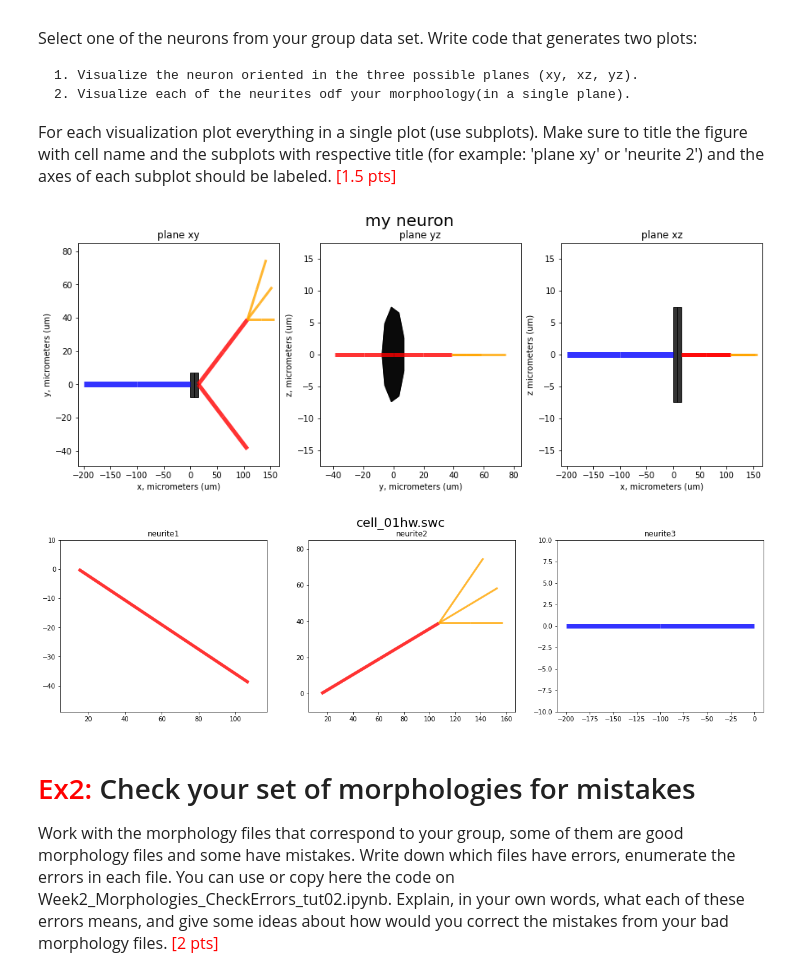
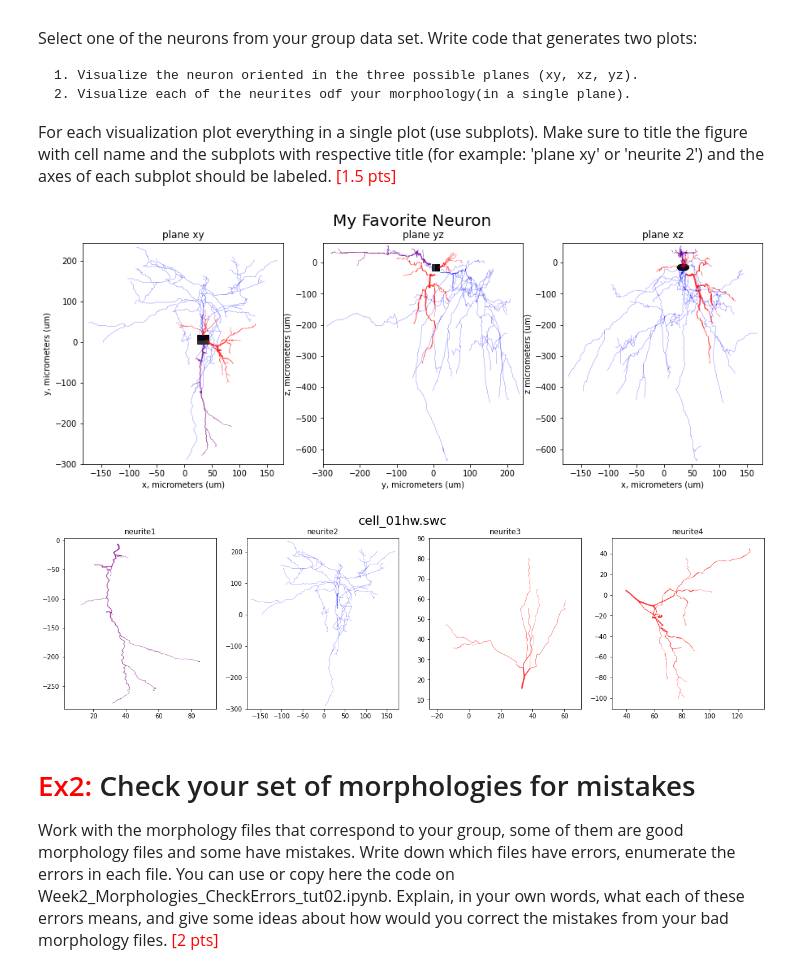
Before and after one commit to AlbrechtAlice/In-Silico-Neuroscience, a Jupyter notebook: Week2_HomeWorks.ipynb, the cells around one changed output. Saved outputs shown, nothing was run; the diff lists cells and outputs as text; code cells hidden in the pictures.

```diff
--- a/Week2_HomeWorks.ipynb
+++ b/Week2_HomeWorks.ipynb
@@ -95,20 +92,22 @@ cell_01hw.swc:10:warning
 
 <font size ="3"> For each visualization plot everything in a single plot (use subplots). Make sure to title the figure with cell name and the subplots with respective title (for example: 'plane xy' or 'neurite 2') and the axes of each subplot should be labeled. <font color= 'red'>[1.5 pts]
 # %%
+# selection of one of the neuron from the group 3
+neuron_10 = nm.load_morphology('data/morph_10.swc')
 
 # plot neuron in different planes
 planes = ['xy', 'yz', 'xz']
 fig, ax = plt.subplots(1, 3, figsize=(15, 5))
 for i, plane in enumerate(planes):
-    view.plot_morph(neuron, plane=plane, ax=ax[i])
+    view.plot_morph(neuron_10 , plane=plane, ax=ax[i])
     update_plot_limits(
         ax[i], white_space=10
     )  # set your x, y plot limits to match with your neuron
 
-    # the axis habndler is returend for further customization
+    # the axis handler is returend for further customization
     ax[i].set_title("plane "+plane)
 
-fig.suptitle('my neuron', fontsize=20);
+fig.suptitle('My Favorite Neuron', fontsize=20);
 
 ax[0].set_xlabel("x, micrometers (um)")
 ax[0].set_ylabel("y, micrometers (um)")
@@ -117,30 +116,30 @@ ax[1].set_ylabel("z, micrometers (um)")
 ax[2].set_xlabel("x, micrometers (um)")
 ax[2].set_ylabel("z micrometers (um)");
 # %% [output]
-[figure, old version]
+[figure, new version]
 # %%
 # plot neurites
-neurites = neuron.neurites
+neurites = neuron_10.neurites
 # Plot each of the neurites separately
 N = len(neurites)
 
 # create N subplots, one for each neurite
 fig, axes = plt.subplots(1, N, figsize=(20, 5))  # figsize in inches (width, height)
 
 for i, neurite in enumerate(neurites):
 
     # draw the neurite in the i-th subplot
     # every time the function is called. The one that we created above will be used instead
-    view.plot_tree(neurite, ax=axes[i], plane="xy")
+    view.plot_tree(neurite, ax=axes[i], plane="xy") #here choose 'xy' plane because it seems tobe the most appropriate one
     update_plot_limits(axes[i], white_space=10)
 
     # remove the title for each subplot
     axes[i].set_title("neurite"+str(i+1))
 
 # set a global title for the figure
 fig.suptitle(neuron.name, fontsize=20);
 # %% [output]
-[figure, old version]
+[figure, new version]
 # %% [markdown]
 # <font color= 'red'>Ex2:</font> Check your set of morphologies for mistakes
 
```
Also changed, not shown: parts of 12 cells of this notebook.
